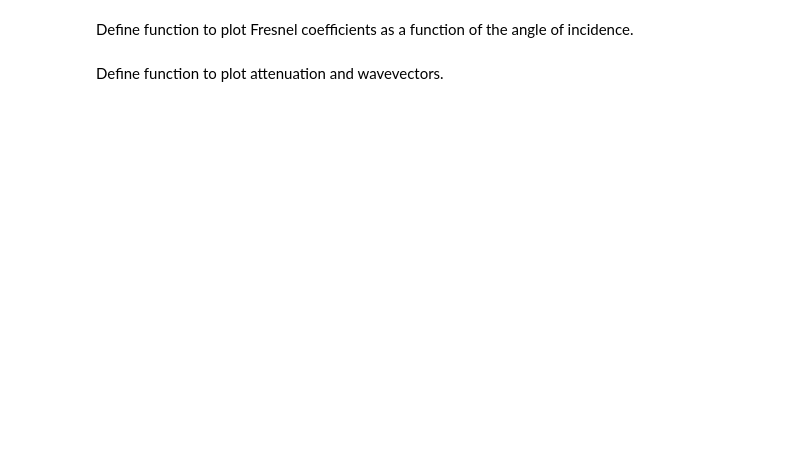
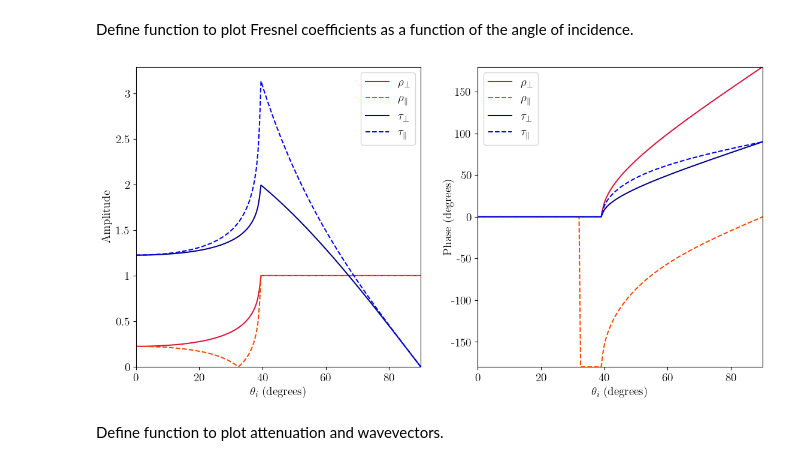
Before and after one commit to kya320/workshops, a Jupyter notebook: boundaries.ipynb, the cells around one changed output. Cells and saved outputs as stored; diff of their text form; code cells hidden in the pictures; blank space fills up the shorter version.

```diff
--- a/boundaries.ipynb
+++ b/boundaries.ipynb
@@ -181,7 +186,9 @@ def fresnel_plotter(f, kappa_e1, kappa_m1, sigma_1, kappa_e2, kappa_m2, sigma_2)
 
     plt.show()
 # %%
-fresnel_plotter(1e8, 2, 1, 0, 2-1j, 1, 0)
+fresnel_plotter(1e8, 2.5, 1, 0, 1, 1, 0)
+# %% [output]
+[figure, added]
 # %% [markdown]
 Define function to plot attenuation and wavevectors.
 # %%
```
Also changed, not shown: parts of 4 cells of this notebook.
